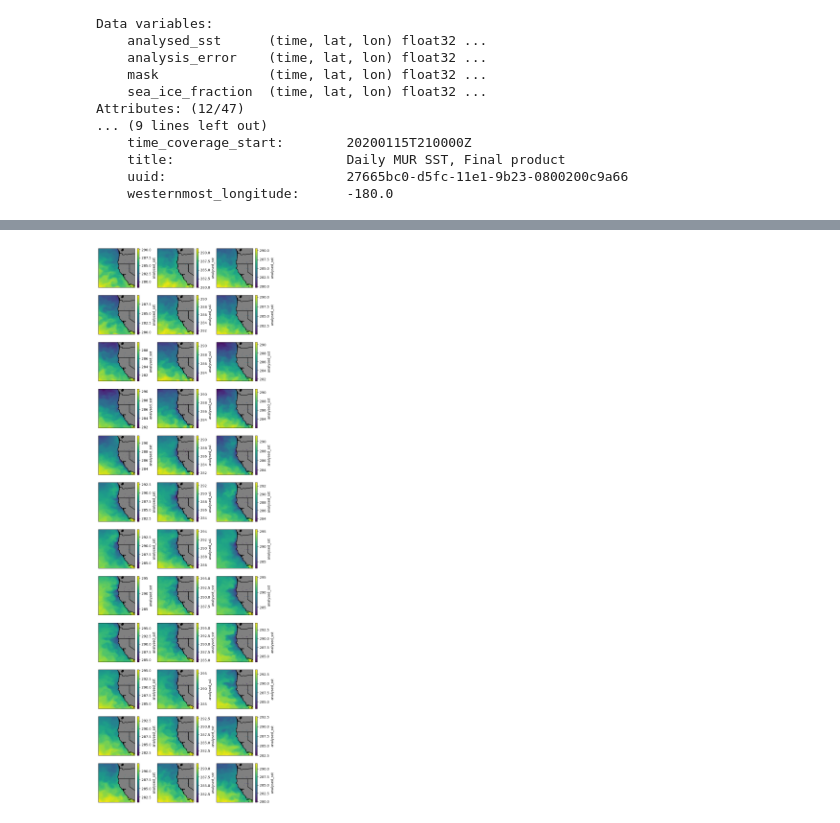
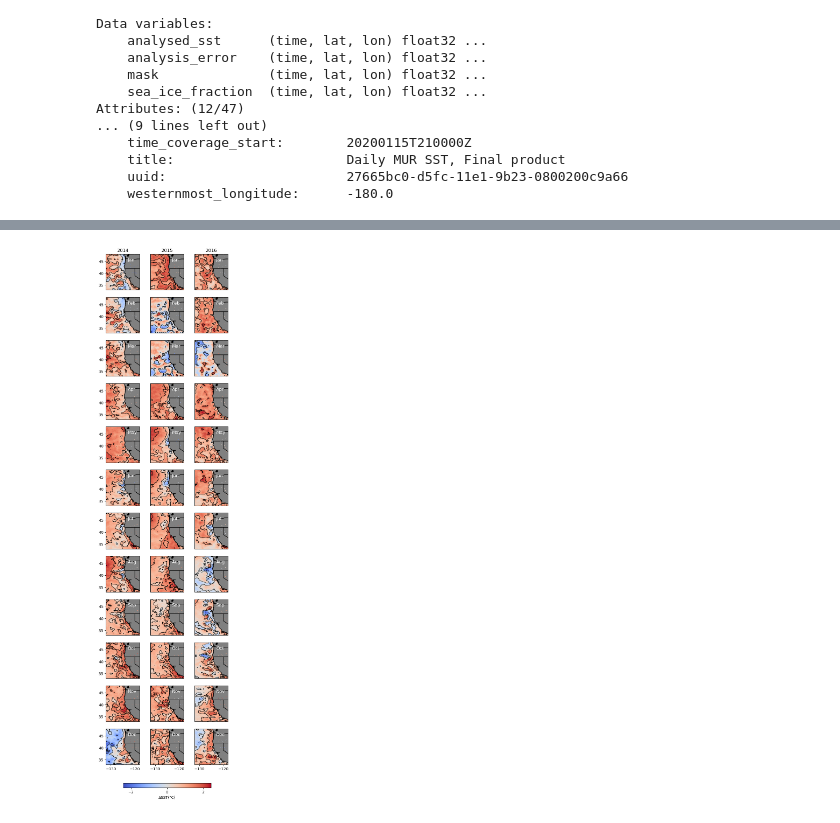
Before and after one commit to UCB-stat-159-s23/hw03-group23, a Jupyter notebook: climate-Q4.ipynb, the cells around one changed output, grey strips where cells are left out. Cells and saved outputs as stored; diff of their text form; code cells hidden in the pictures.

Commit message:
Fix Graph Format

```diff
--- a/climate-Q4.ipynb
+++ b/climate-Q4.ipynb
@@ -52,10 +51,7 @@ Attributes: (12/47)
 # %%
 # Data processing:
 # 1. Go through 2002-2012 and create a daily climatology and save all 365 days of the climatology
-# SST = ds.analysed_sst - 273.15
 daily_climatology = ds.analysed_sst.sel(time = slice('2002', '2012')).groupby('time.dayofyear').mean()
 daily_climatology
 # 2. Go through each day of data and calculate the anomaly and save each day's anomaly
-ds_2014 = ds.analysed_sst.sel(time = '2014')
-anomaly_2014 = ds_2014.groupby('time.dayofyear').mean() - daily_climatology
-anomaly_2014
+sst_anomolies = ds.analysed_sst.groupby('time.dayofyear') - daily_climatology
@@ -80,25 +58,44 @@ Coordinates:
 # %%
-#calculate SST anomolies
-
 # An array for every month of the year
 months = ['Jan', 'Feb', 'Mar', 'Apr', 'May', 'Jun', 'Jul', 'Aug', 'Sep', 'Oct', 'Nov', 'Dec']
 
 # create the 12 * 3 grid for the graph.
-fig, ax = plt.subplots(nrows=12, ncols=3, sharex=True, sharey=True, subplot_kw=dict(projection=crs),
-                            #subplot_kw={'projection': ccrs.PlateCarree()},
-                            figsize=(9, 30))
+fig, axs = plt.subplots(nrows=12, ncols=3, sharex=True, sharey=True, subplot_kw=dict(projection=crs),figsize=(6, 30))
 
 ## Plotting Data with a nested loop
-## Part of the code inside the nested loop is provided by the homework instruction notebook
 for year in range(3):
     for month in range(12):
         time = f"20{14 + year}-{month + 1:02d}"
 
-        # plt = ds.analysed_sst[0, :, :]
-        ds.analysed_sst.sel(time=time).mean("time").plot(ax=ax[month, year], transform=crs)
+        # color map & plot the graphs
+        img = sst_anomolies.sel(time=time).mean("time").plot(ax=axs[month, year], transform=crs, add_colorbar=False, cmap="coolwarm")
 
-        ax[month, year].coastlines("10m", color="k")
-        ax[month, year].add_feature(cfeature.LAND, color="grey")
-        ax[month, year].add_feature(cfeature.STATES.with_scale("10m"))
+        # adding contour to each subplot
+        sst_anomolies.sel(time=time).mean("time").plot.contour(ax=axs[month, year], colors='black', linewidths=1, vmin=-3, vmax=3)
+
+
+        #ds.analysed_sst.sel(time=time).mean("time").plot(ax=ax[month, year], transform=crs)
+
+        axs[month, year].coastlines("10m", color="k")
+        axs[month, year].add_feature(cfeature.LAND, color="grey")
+        axs[month, year].add_feature(cfeature.STATES.with_scale("10m"))
+        axs[month, year].text(-123, 45, months[month], fontsize=12, color = 'white')
+        axs[month, year].set_ylabel('')
+
+        ## Add Month and Year label for each graph
+        if month == 0:
+            axs[month, year].set_title(f"20{14 + year}")
+        if year == 0:
+            axs[month, year].set_yticks([35, 40, 45])
+        if month == 11:
+            axs[month, year].set_xticks([-130, -120])
+            axs[month, year].set_xlabel('')
+
+# add color bar
+colorBar = plt.colorbar(img, ax=axs, location='bottom', shrink=0.7, pad=0.03)
+colorBar.set_label('ΔSST(°C)')
+colorBar.set_ticks(range(-2, 3, 2))
+
+plt.show()
 # %% [output]
-[figure, old version]
+[figure, new version]
```
Also changed, not shown: parts of 2 cells of this notebook.
